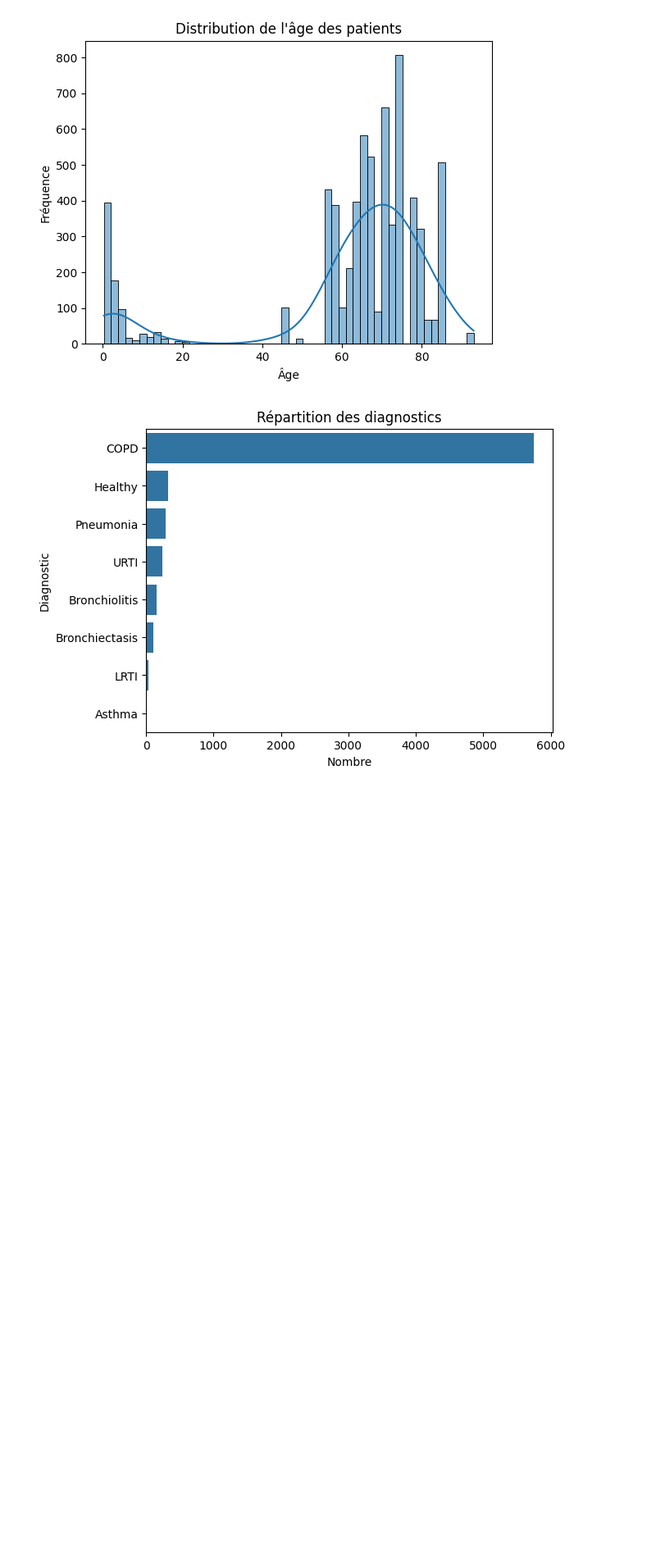
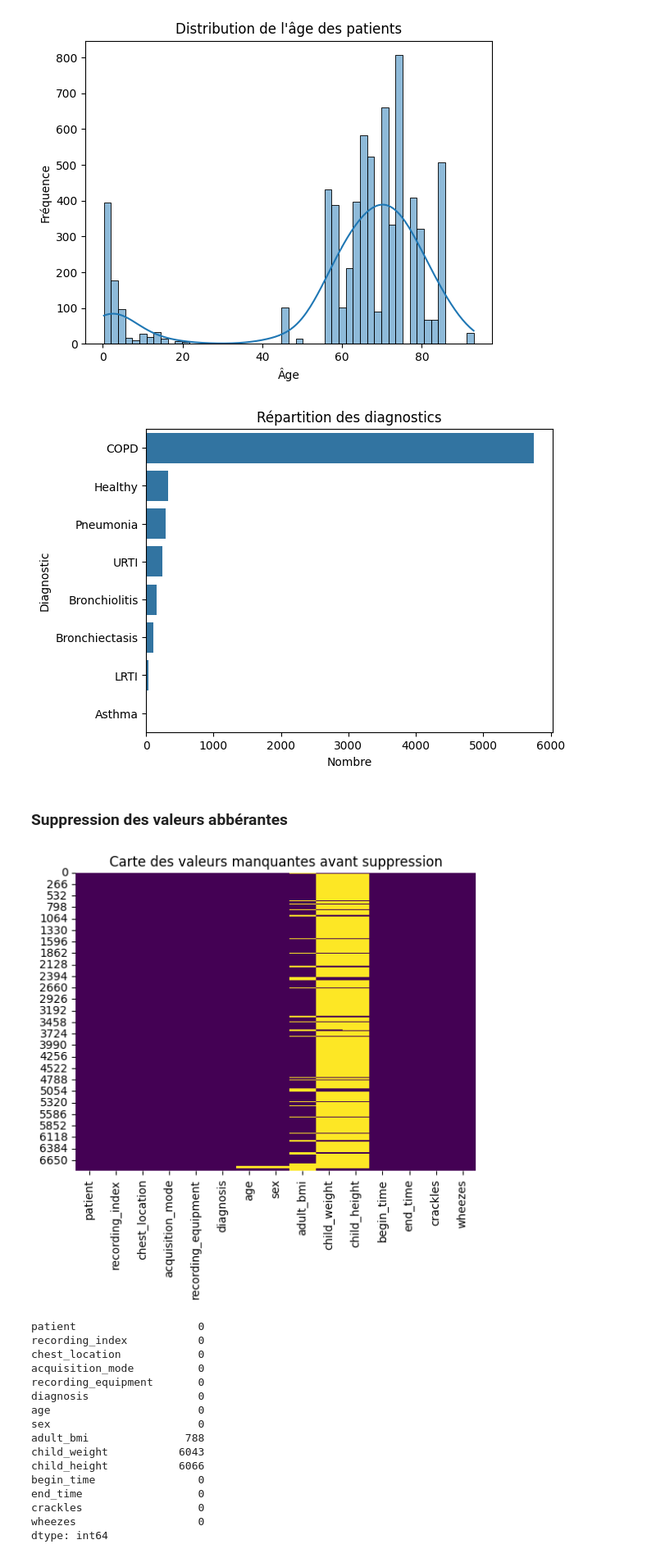
Before and after one commit to AlexandreFyl/RespiratorySounds, a Jupyter notebook: exploration.ipynb, the cells around one changed output. Shown at 82% size. Saved outputs shown, nothing was run; the diff lists cells and outputs as text; code cells hidden in the pictures; blank space fills up the shorter version.

```diff
--- a/exploration.ipynb
+++ b/exploration.ipynb
@@ -166,3 +168,45 @@ plt.show()
 # %% [output]
 [figure]
 [figure]
+# %% [markdown]
+### Suppression des valeurs abbérantes
+# %%
+# # Suppression des valeurs aberrantes pour l'âge (ici pas besoin car on a pas de valeurs aberrantes sur l'âge)
+# # df = df[(df["age"] > 0) & (df["age"] < 120)]
+
+# Afficher la carte des valeurs manquantes avant suppression
+sns.heatmap(df.isnull(), cbar=False, cmap="viridis")
+plt.title("Carte des valeurs manquantes avant suppression")
+plt.show()
+
+# Suppression des 2 patients qui n'ont pas d'âge, de sexe
+df.dropna(subset=["age", "sex"], inplace=True)
+
+# Suppresion des patients adultes qui nont pas de BMI
+df = df[~((df["age"] >= 18) & df["adult_bmi"].isna())]
+
+# Vérifier s'il reste des valeurs manquantes
+print(df.isnull().sum())
+
+# Afficher la carte des valeurs manquantes
+sns.heatmap(df.isnull(), cbar=False, cmap="viridis")
+plt.title("Carte des valeurs manquantes")
+plt.show()
+# %% [output]
+[figure, added]
+patient                   0
+recording_index           0
+chest_location            0
+acquisition_mode          0
+recording_equipment       0
+diagnosis                 0
+age                       0
+sex                       0
+adult_bmi               788
+child_weight           6043
+child_height           6066
+begin_time                0
+end_time                  0
+crackles                  0
+wheezes                   0
+dtype: int64
```
Also changed, not shown: parts of 4 cells of this notebook.
